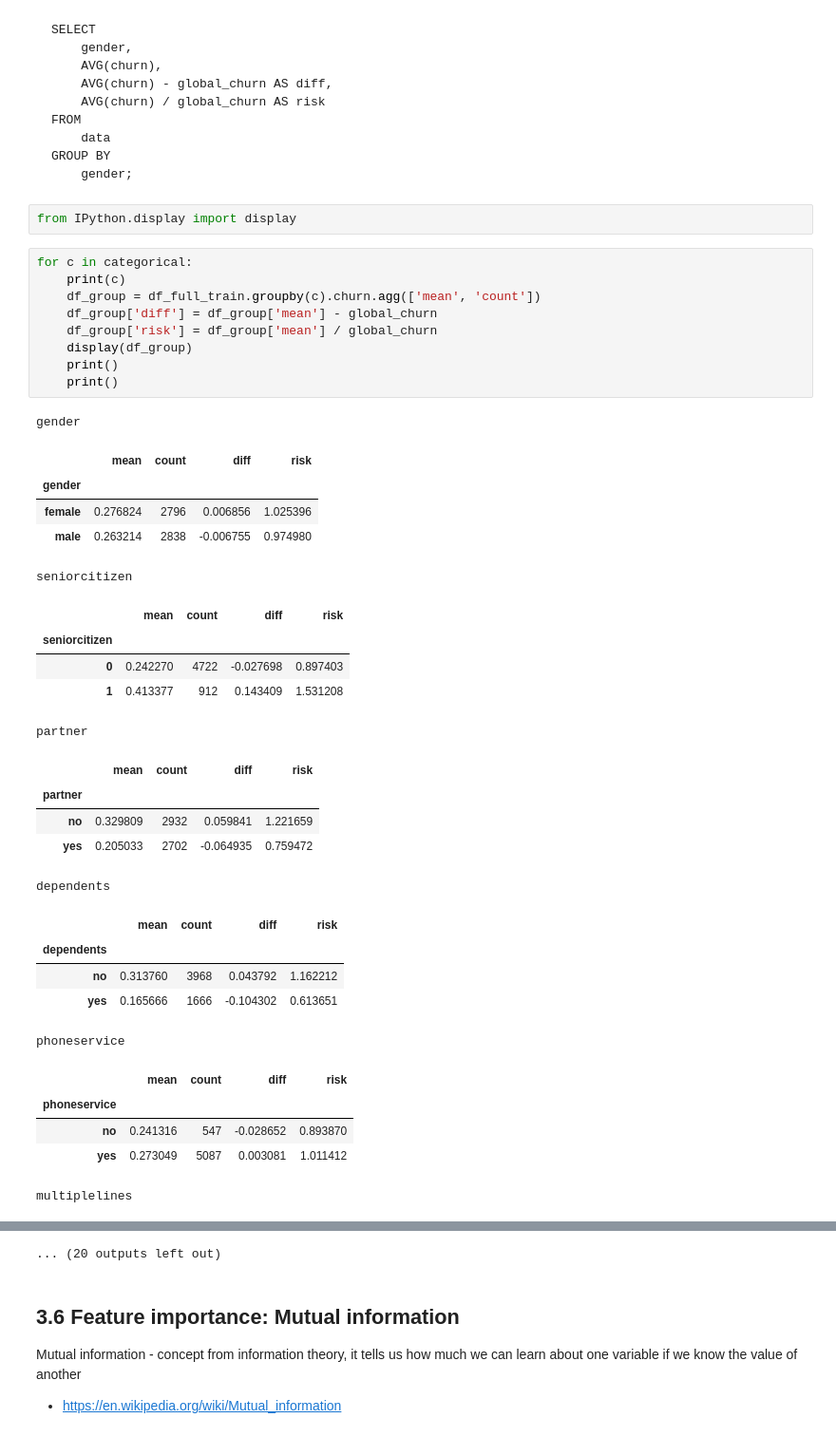
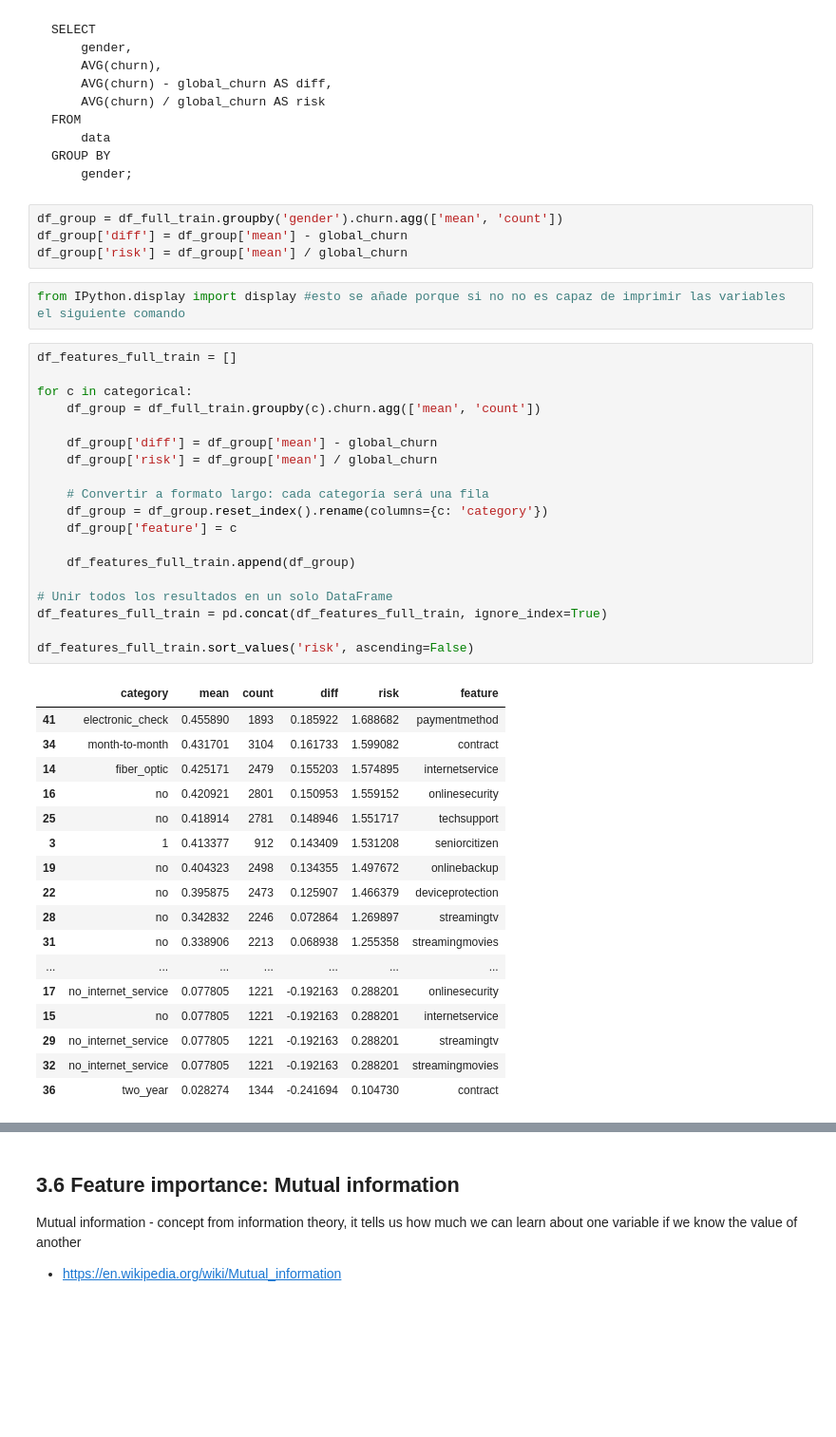
Before and after one commit to Pablink18dos2/MLZoomcamp, a Jupyter notebook: 03-classification/notebook (1).ipynb, the cells around one changed output, grey strips where cells are left out. Shown at 95% size. Saved outputs shown, nothing was run; the diff lists cells and outputs as text; blank space fills up the shorter version.

````diff
--- a/03-classification/notebook (1).ipynb
+++ b/03-classification/notebook (1).ipynb
@@ -310,40 +279,45 @@ GROUP BY
     gender;
 ```
 # %%
-from IPython.display import display
+df_group = df_full_train.groupby('gender').churn.agg(['mean', 'count'])
+df_group['diff'] = df_group['mean'] - global_churn
+df_group['risk'] = df_group['mean'] / global_churn
+# %%
+from IPython.display import display #esto se añade porque si no no es capaz de imprimir las variables el siguiente comando
 # %%
+df_features_full_train = []
+
 for c in categorical:
-    print(c)
     df_group = df_full_train.groupby(c).churn.agg(['mean', 'count'])
+
     df_group['diff'] = df_group['mean'] - global_churn
     df_group['risk'] = df_group['mean'] / global_churn
-    display(df_group)
-    print()
-    print()
+
+    # Convertir a formato largo: cada categoría será una fila
+    df_group = df_group.reset_index().rename(columns={c: 'category'})
+    df_group['feature'] = c
+
+    df_features_full_train.append(df_group)
+
+# Unir todos los resultados en un solo DataFrame
+df_features_full_train = pd.concat(df_features_full_train, ignore_index=True)
+
+df_features_full_train.sort_values('risk', ascending=False)
 # %% [output]
-gender
-|  | mean | count | diff | risk |
-| gender |  |  |  |  |
-| female | 0.276824 | 2796 | 0.006856 | 1.025396 |
-| male | 0.263214 | 2838 | -0.006755 | 0.974980 |
+|  | category | mean | count | diff | risk | feature |
+| 41 | electronic_check | 0.455890 | 1893 | 0.185922 | 1.688682 | paymentmethod |
+| 34 | month-to-month | 0.431701 | 3104 | 0.161733 | 1.599082 | contract |
+| 14 | fiber_optic | 0.425171 | 2479 | 0.155203 | 1.574895 | internetservice |
+| 16 | no | 0.420921 | 2801 | 0.150953 | 1.559152 | onlinesecurity |
+| 25 | no | 0.418914 | 2781 | 0.148946 | 1.551717 | techsupport |
+| 3 | 1 | 0.413377 | 912 | 0.143409 | 1.531208 | seniorcitizen |
+| 19 | no | 0.404323 | 2498 | 0.134355 | 1.497672 | onlinebackup |
+| 22 | no | 0.395875 | 2473 | 0.125907 | 1.466379 | deviceprotection |
+| 28 | no | 0.342832 | 2246 | 0.072864 | 1.269897 | streamingtv |
+| 31 | no | 0.338906 | 2213 | 0.068938 | 1.255358 | streamingmovies |
+| ... | ... | ... | ... | ... | ... | ... |
+| 17 | no_internet_service | 0.077805 | 1221 | -0.192163 | 0.288201 | onlinesecurity |
+| 15 | no | 0.077805 | 1221 | -0.192163 | 0.288201 | internetservice |
+| 29 | no_internet_service | 0.077805 | 1221 | -0.192163 | 0.288201 | streamingtv |
+| 32 | no_internet_service | 0.077805 | 1221 | -0.192163 | 0.288201 | streamingmovies |
+| 36 | two_year | 0.028274 | 1344 | -0.241694 | 0.104730 | contract |
-seniorcitizen
-|  | mean | count | diff | risk |
-| seniorcitizen |  |  |  |  |
-| 0 | 0.242270 | 4722 | -0.027698 | 0.897403 |
-| 1 | 0.413377 | 912 | 0.143409 | 1.531208 |
-partner
-|  | mean | count | diff | risk |
-| partner |  |  |  |  |
-| no | 0.329809 | 2932 | 0.059841 | 1.221659 |
-| yes | 0.205033 | 2702 | -0.064935 | 0.759472 |
-dependents
-|  | mean | count | diff | risk |
-| dependents |  |  |  |  |
-| no | 0.313760 | 3968 | 0.043792 | 1.162212 |
-| yes | 0.165666 | 1666 | -0.104302 | 0.613651 |
-phoneservice
-|  | mean | count | diff | risk |
-| phoneservice |  |  |  |  |
-| no | 0.241316 | 547 | -0.028652 | 0.893870 |
-| yes | 0.273049 | 5087 | 0.003081 | 1.011412 |
-multiplelines
@@ -355,4 +324,3 @@ multiplelines
-... (20 outputs left out)
 # %% [markdown]
 ## 3.6 Feature importance: Mutual information
 
````
Also changed, not shown: parts of 14 cells of this notebook.
